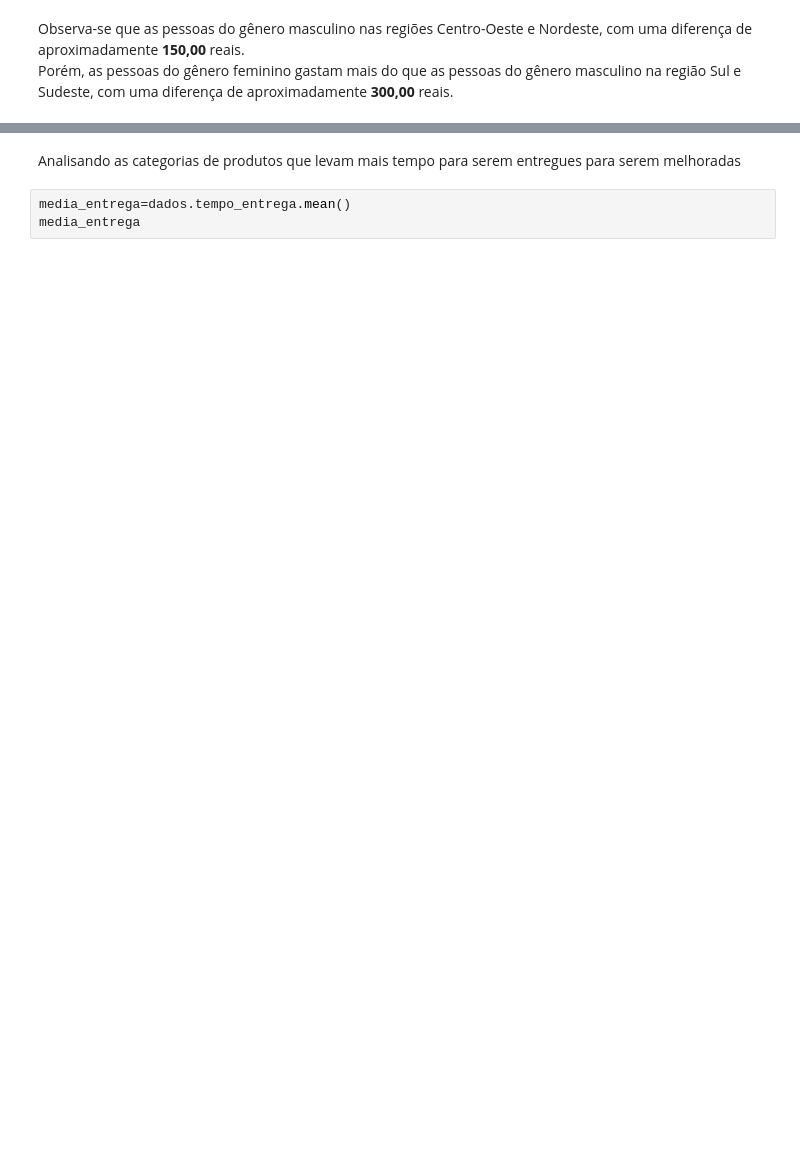
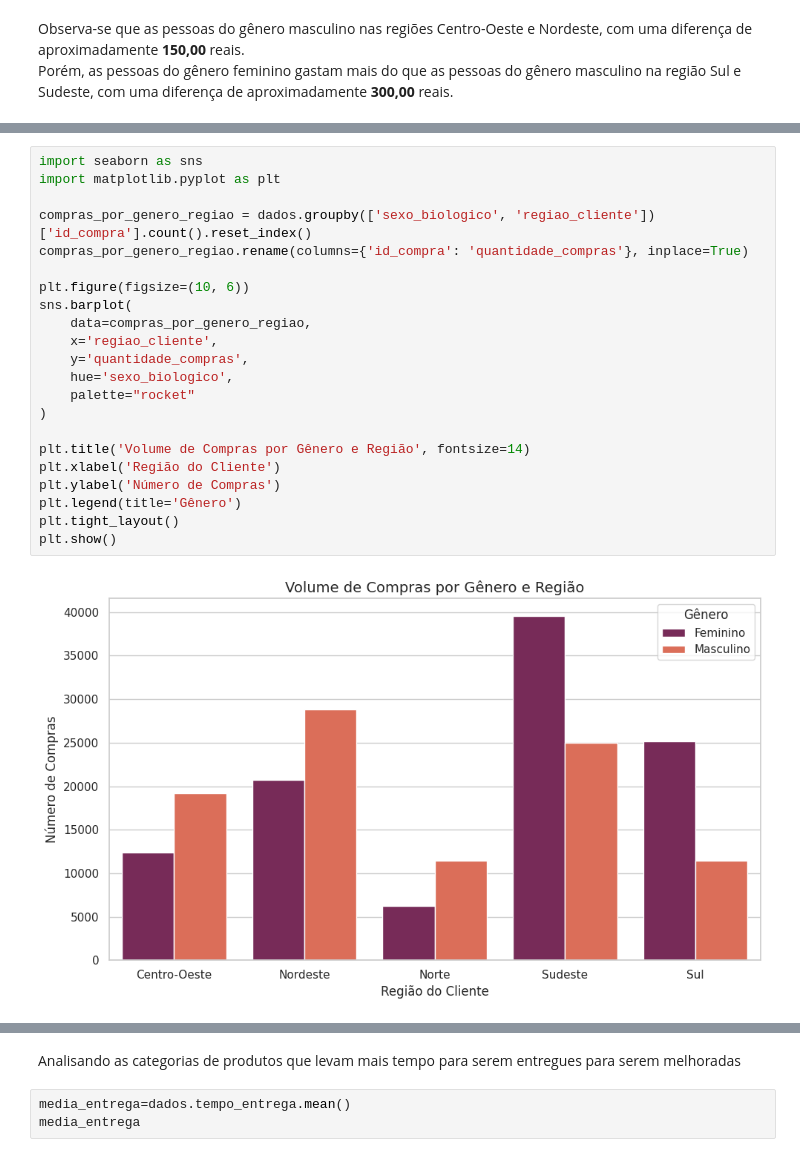
Before and after one commit to Jgabriel1800/estat-stica-varejo, a Jupyter notebook: estatistica_frequencia_medidas.ipynb, the cells around one changed output, grey strips where cells are left out. Drawn from its saved outputs; the diff is of its cells as text; blank space fills up the shorter version.

```diff
--- a/estatistica_frequencia_medidas.ipynb
+++ b/estatistica_frequencia_medidas.ipynb
@@ -310,0 +312,24 @@ Porém, as pessoas do gênero feminino gastam mais do que as pessoas do gênero
+# %%
+import seaborn as sns
+import matplotlib.pyplot as plt
+
+compras_por_genero_regiao = dados.groupby(['sexo_biologico', 'regiao_cliente'])['id_compra'].count().reset_index()
+compras_por_genero_regiao.rename(columns={'id_compra': 'quantidade_compras'}, inplace=True)
+
+plt.figure(figsize=(10, 6))
+sns.barplot(
+    data=compras_por_genero_regiao,
+    x='regiao_cliente',
+    y='quantidade_compras',
+    hue='sexo_biologico',
+    palette="rocket"
+)
+
+plt.title('Volume de Compras por Gênero e Região', fontsize=14)
+plt.xlabel('Região do Cliente')
+plt.ylabel('Número de Compras')
+plt.legend(title='Gênero')
+plt.tight_layout()
+plt.show()
+# %% [output]
+[figure, added]
```
Also changed, not shown: parts of 37 cells of this notebook.
